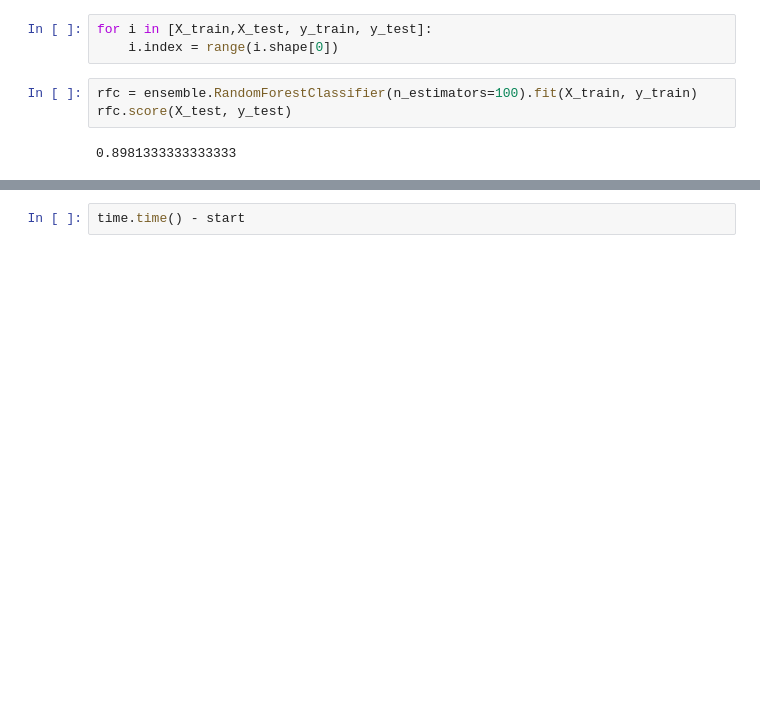
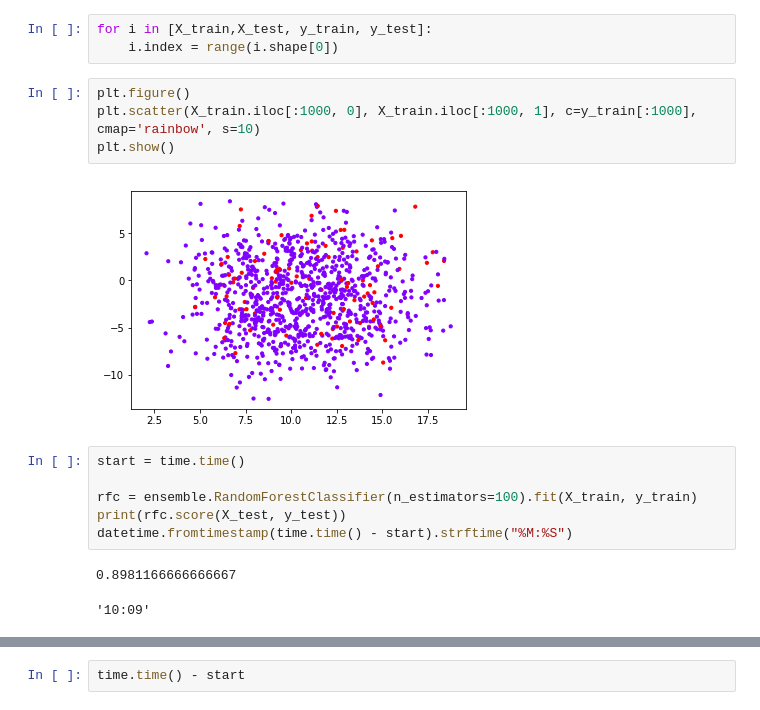
Before and after one commit to appbanana/MachineLearningAction, a Jupyter notebook: kaggle/Santander/01-探索数据.ipynb, the cells around one changed output, grey strips where cells are left out. Cells and saved outputs as stored; diff of their text form; blank space fills up the shorter version.

```diff
--- a/kaggle/Santander/01-探索数据.ipynb
+++ b/kaggle/Santander/01-探索数据.ipynb
@@ -107,8 +107,18 @@ X_train,X_test, y_train, y_test = model_selection.train_test_split(X, y,test_siz
 # %%
 for i in [X_train,X_test, y_train, y_test]:
     i.index = range(i.shape[0])
+# %%
+plt.figure()
+plt.scatter(X_train.iloc[:1000, 0], X_train.iloc[:1000, 1], c=y_train[:1000], cmap='rainbow', s=10)
+plt.show()
+# %% [output]
+[figure, added]
 # %%
+start = time.time()
+
 rfc = ensemble.RandomForestClassifier(n_estimators=100).fit(X_train, y_train)
-rfc.score(X_test, y_test)
+print(rfc.score(X_test, y_test))
+datetime.fromtimestamp(time.time() - start).strftime("%M:%S")
 # %% [output]
-0.8981333333333333
+0.8981166666666667
+'10:09'
```
Also changed, not shown: parts of 5 cells of this notebook.
